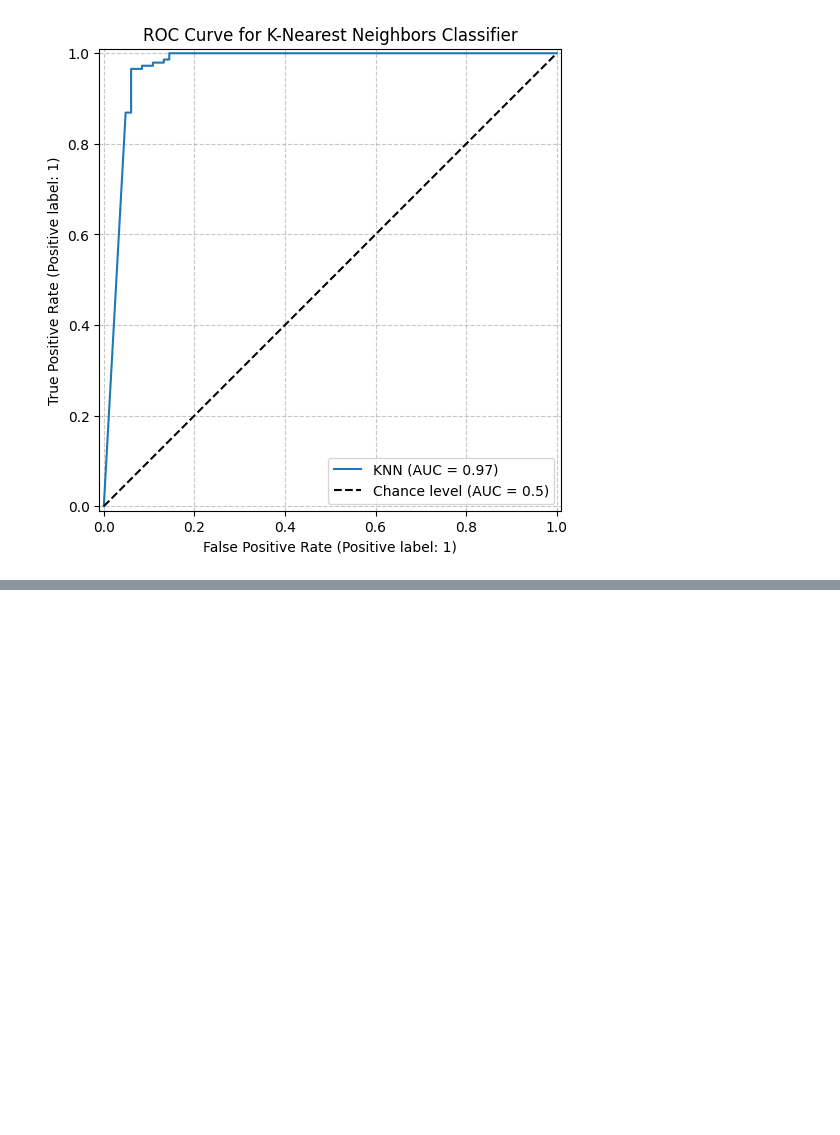
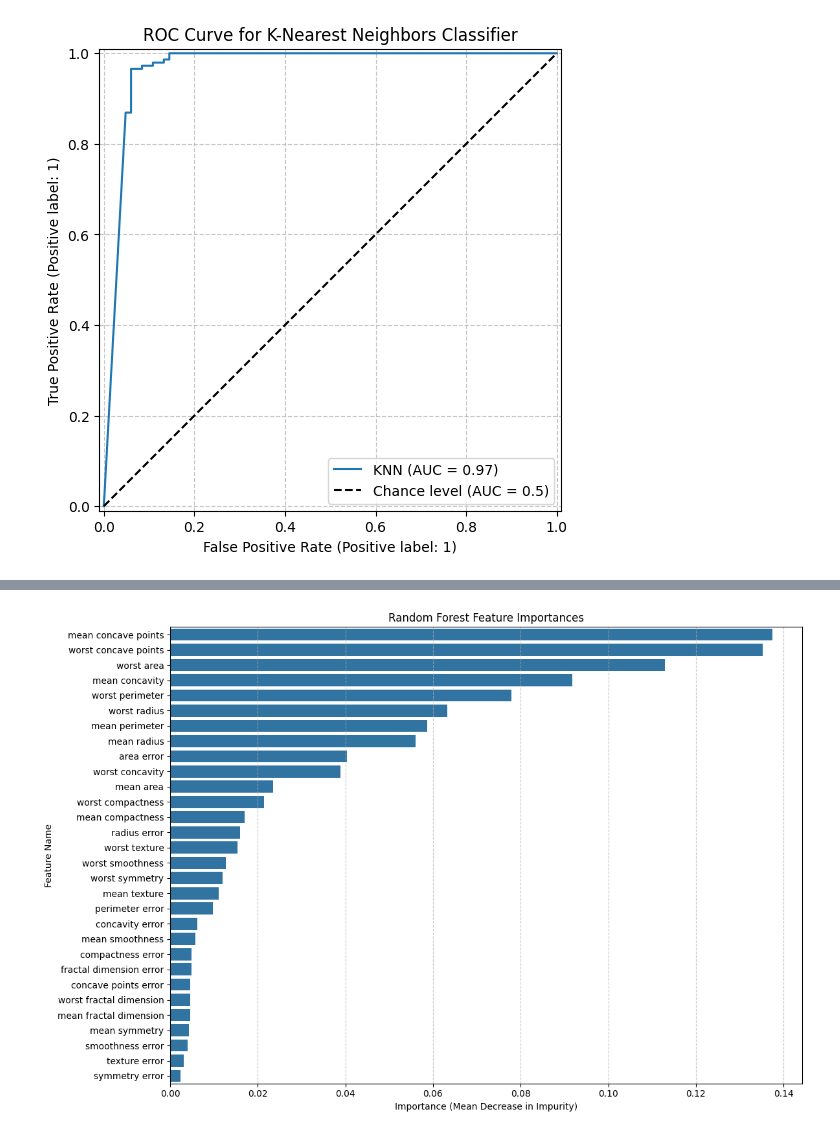
Before and after one commit to faheemdehalvi/breast_cancer_diagnostics, a Jupyter notebook: breast_cancer_diagnosis_.ipynb, the cells around one changed output, grey strips where cells are left out. Cells and saved outputs as stored; diff of their text form; code cells hidden in the pictures; blank space fills up the shorter version.

```diff
--- a/breast_cancer_diagnosis_.ipynb
+++ b/breast_cancer_diagnosis_.ipynb
@@ -153,0 +296,31 @@ plt.show()
+# %%
+import pandas as pd
+import matplotlib.pyplot as plt
+import seaborn as sns
+
+# Get feature importances from the trained Random Forest classifier
+feature_importances = rf_clf.feature_importances_
+
+# Get feature names from the dataset
+feature_names = breast_cancer.feature_names
+
+# Create a DataFrame for better visualization and sorting
+importance_df = pd.DataFrame({
+    'Feature': feature_names,
+    'Importance': feature_importances
+})
+
+# Sort the features by importance in descending order
+importance_df = importance_df.sort_values(by='Importance', ascending=False)
+
+# Plot the feature importances
+plt.figure(figsize=(12, 8))
+sns.barplot(x='Importance', y='Feature', data=importance_df)
+plt.title('Random Forest Feature Importances')
+plt.xlabel('Importance (Mean Decrease in Impurity)')
+plt.ylabel('Feature Name')
+plt.grid(axis='x', linestyle='--', alpha=0.7)
+plt.tight_layout()
+plt.show()
+# %% [output]
+[figure, added]
```
Also changed, not shown: parts of 9 cells of this notebook.
